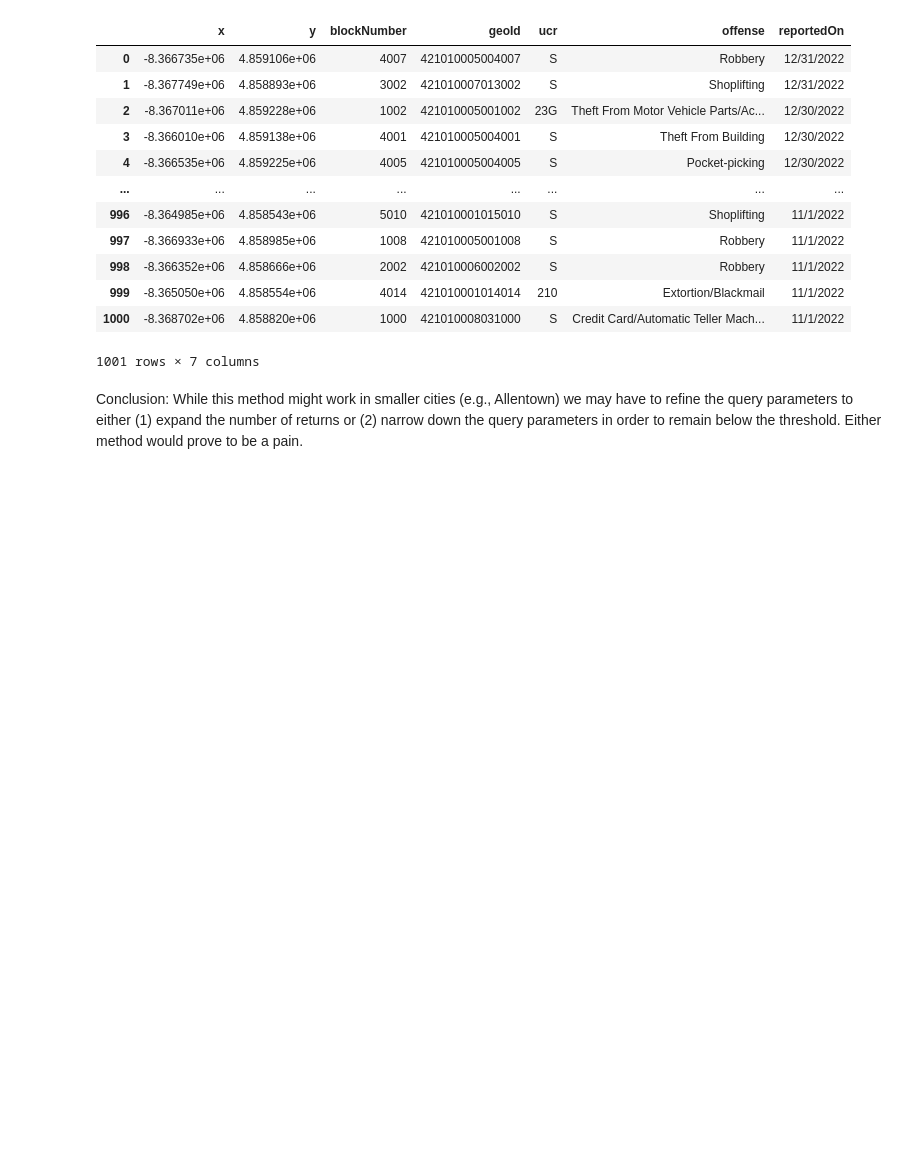
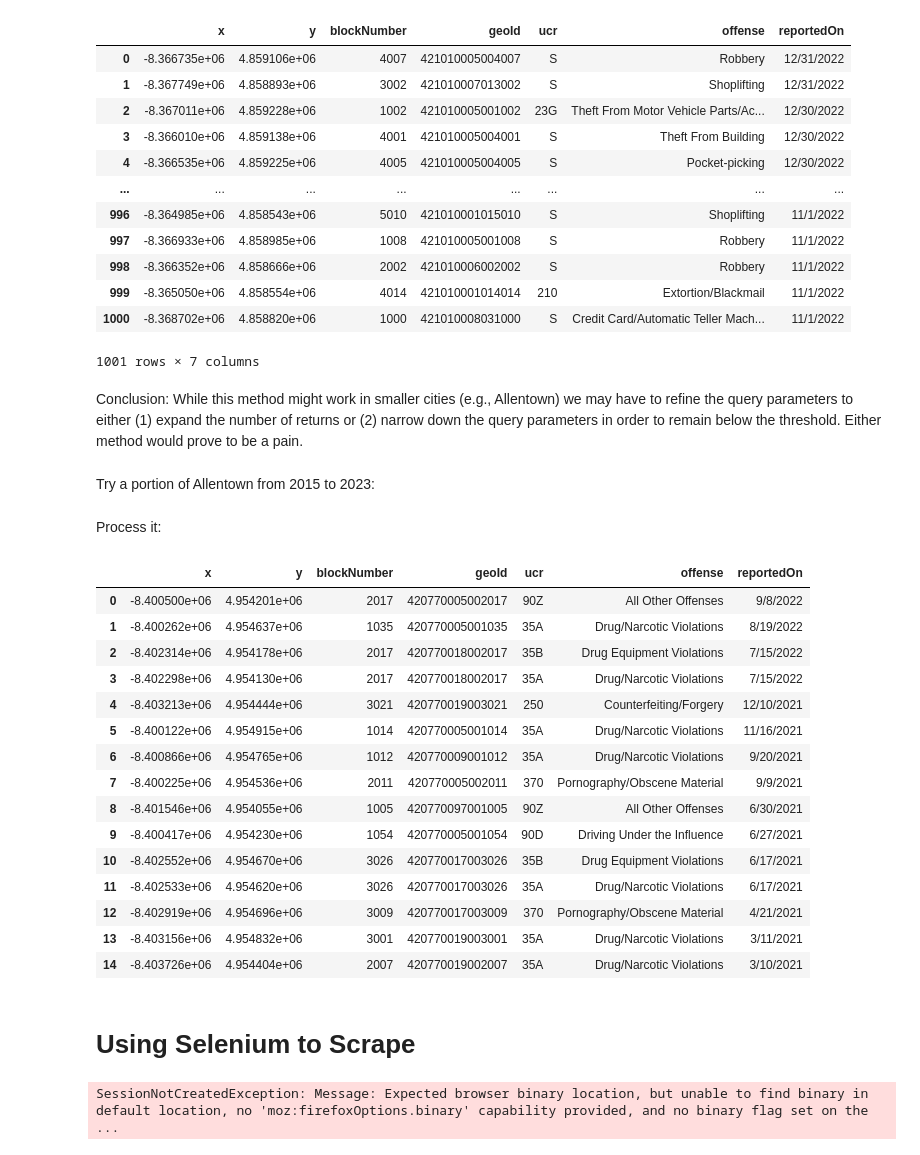
Before and after one commit to cllghn/datasets, a Jupyter notebook: pd-city-data.ipynb, the cells around one changed output. Cells and saved outputs as stored; diff of their text form; code cells hidden in the pictures; blank space fills up the shorter version.

```diff
--- a/pd-city-data.ipynb
+++ b/pd-city-data.ipynb
@@ -221,7 +221,52 @@ random_pull
 1001 rows × 7 columns
 # %% [markdown]
 Conclusion: While this method might work in smaller cities (e.g., Allentown) we may have to refine the query parameters to either (1) expand the number of returns or (2) narrow down the query parameters in order to remain below the threshold. Either method would prove to be a pain.
+# %% [markdown]
+Try a portion of Allentown from 2015 to 2023:
+# %%
+res = requests.get(
+    url = "	https://www.ucr.pa.gov/NIBRS.CrimeAnalytics.Service/Silverlight/DataService/GetData/allblocks/Provider/query",
+    params = {
+			"f": "json",
+			"where": "{\"offense\":\"'13A','13C','13B','35B','35A','26B','26A','26C','26D','26E','26F','26G','39A','39C','39B','39D','09C','09A','09B','64A','64B','23A','23B','23C','23D','23E','23F','23G','23H','40B','40A','40C','11D','36A','11A','11C','11B','36B','720','200','90A','510','220','250','90B','290','90C','90D','90E','270','210','90F','100','90G','240','90H','370','120','90I','280','90J','520','90Z'\",\"xmin\":-8403920.738603296,\"xmax\":-8399334.516906066,\"ymin\":4954009.008456112,\"ymax\":4954974.025938238,\"fromDate\":\"\\\"1/1/2015 \\\"\",\"toDate\":\"\\\" 5/31/2023\\\"\"}",
+			"returnGeometry": "true",
+			"spatialRel": "esriSpatialRelIntersects",
+			"outFields": "*",
+			"outSR": "3857"
+		}
+)
+# %% [markdown]
+Process it:
+# %%
+allentown_features = flatten_features(input = res.json()['features'])
+# Transform to DataFrame:
+allentown_subset = DataFrame.from_dict(allentown_features)
+allentown_subset
+# %% [output]
+|  | x | y | blockNumber | geoId | ucr | offense | reportedOn |
+| 0 | -8.400500e+06 | 4.954201e+06 | 2017 | 420770005002017 | 90Z | All Other Offenses | 9/8/2022 |
+| 1 | -8.400262e+06 | 4.954637e+06 | 1035 | 420770005001035 | 35A | Drug/Narcotic Violations | 8/19/2022 |
+| 2 | -8.402314e+06 | 4.954178e+06 | 2017 | 420770018002017 | 35B | Drug Equipment Violations | 7/15/2022 |
+| 3 | -8.402298e+06 | 4.954130e+06 | 2017 | 420770018002017 | 35A | Drug/Narcotic Violations | 7/15/2022 |
+| 4 | -8.403213e+06 | 4.954444e+06 | 3021 | 420770019003021 | 250 | Counterfeiting/Forgery | 12/10/2021 |
+| 5 | -8.400122e+06 | 4.954915e+06 | 1014 | 420770005001014 | 35A | Drug/Narcotic Violations | 11/16/2021 |
+| 6 | -8.400866e+06 | 4.954765e+06 | 1012 | 420770009001012 | 35A | Drug/Narcotic Violations | 9/20/2021 |
+| 7 | -8.400225e+06 | 4.954536e+06 | 2011 | 420770005002011 | 370 | Pornography/Obscene Material | 9/9/2021 |
+| 8 | -8.401546e+06 | 4.954055e+06 | 1005 | 420770097001005 | 90Z | All Other Offenses | 6/30/2021 |
+| 9 | -8.400417e+06 | 4.954230e+06 | 1054 | 420770005001054 | 90D | Driving Under the Influence | 6/27/2021 |
+| 10 | -8.402552e+06 | 4.954670e+06 | 3026 | 420770017003026 | 35B | Drug Equipment Violations | 6/17/2021 |
+| 11 | -8.402533e+06 | 4.954620e+06 | 3026 | 420770017003026 | 35A | Drug/Narcotic Violations | 6/17/2021 |
+| 12 | -8.402919e+06 | 4.954696e+06 | 3009 | 420770017003009 | 370 | Pornography/Obscene Material | 4/21/2021 |
+| 13 | -8.403156e+06 | 4.954832e+06 | 3001 | 420770019003001 | 35A | Drug/Narcotic Violations | 3/11/2021 |
+| 14 | -8.403726e+06 | 4.954404e+06 | 2007 | 420770019002007 | 35A | Drug/Narcotic Violations | 3/10/2021 |
 # %%
 # Bounding box for Allentown
 #40.5849952,-75.504076
 #40.6168179,-75.4673313
+# %% [markdown]
+# Using Selenium to Scrape
+# %%
+from selenium import webdriver
+driver = webdriver.Firefox(executable_path= r"C:\Users\CCallaghan\Downloads\geckodriver-v0.33.0-win32\geckodriver.exe")
+# %% [output]
+SessionNotCreatedException: Message: Expected browser binary location, but unable to find binary in default location, no 'moz:firefoxOptions.binary' capability provided, and no binary flag set on the  ...
```
Also changed, not shown: 7 other files.
